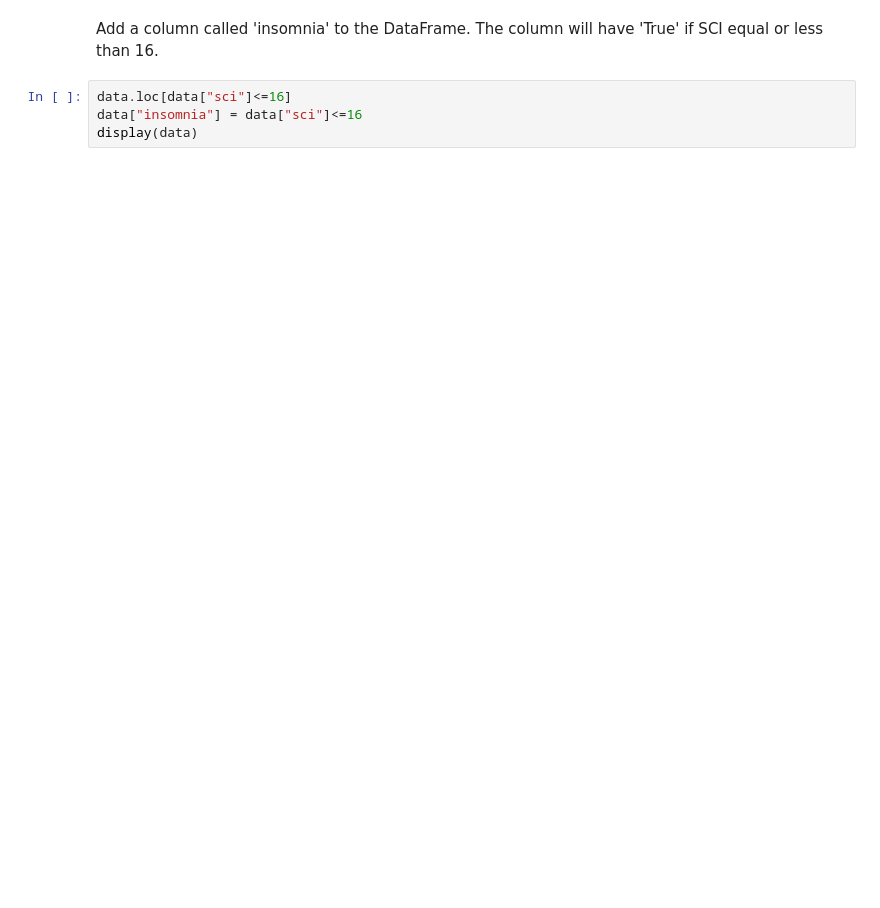
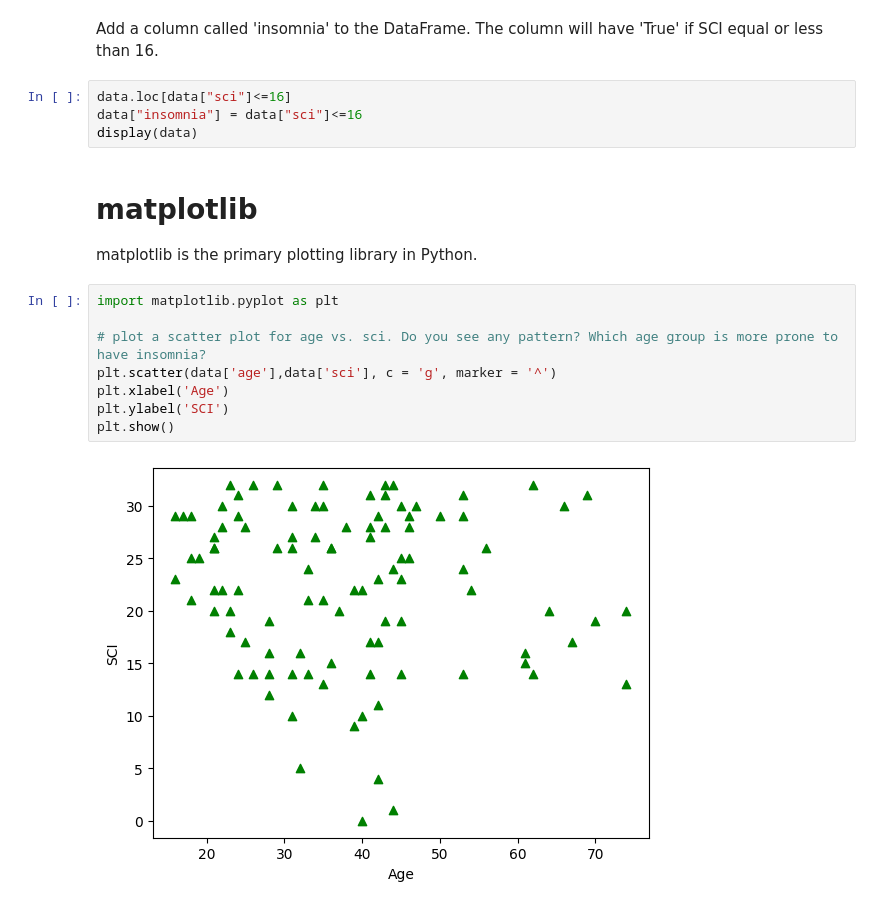
Before and after one commit to Farah-Deeba-UNCC/Introduction-to-ML, a Jupyter notebook: Notebooks/8-NumPy_SciPy_Pandas.ipynb, the cells around one changed output. Drawn from its saved outputs; the diff is of its cells as text; blank space fills up the shorter version.

```diff
--- a/Notebooks/8-NumPy_SciPy_Pandas.ipynb
+++ b/Notebooks/8-NumPy_SciPy_Pandas.ipynb
@@ -478,3 +621,17 @@ Add a column called 'insomnia' to the DataFrame. The column will have 'True' if
 data.loc[data["sci"]<=16]
 data["insomnia"] = data["sci"]<=16
 display(data)
+# %% [markdown]
+# matplotlib
+
+matplotlib is the primary plotting library in Python.
+# %%
+import matplotlib.pyplot as plt
+
+# plot a scatter plot for age vs. sci. Do you see any pattern? Which age group is more prone to have insomnia?
+plt.scatter(data['age'],data['sci'], c = 'g', marker = '^')
+plt.xlabel('Age')
+plt.ylabel('SCI')
+plt.show()
+# %% [output]
+[figure, added]
```
Also changed, not shown: parts of 63 cells of this notebook.
